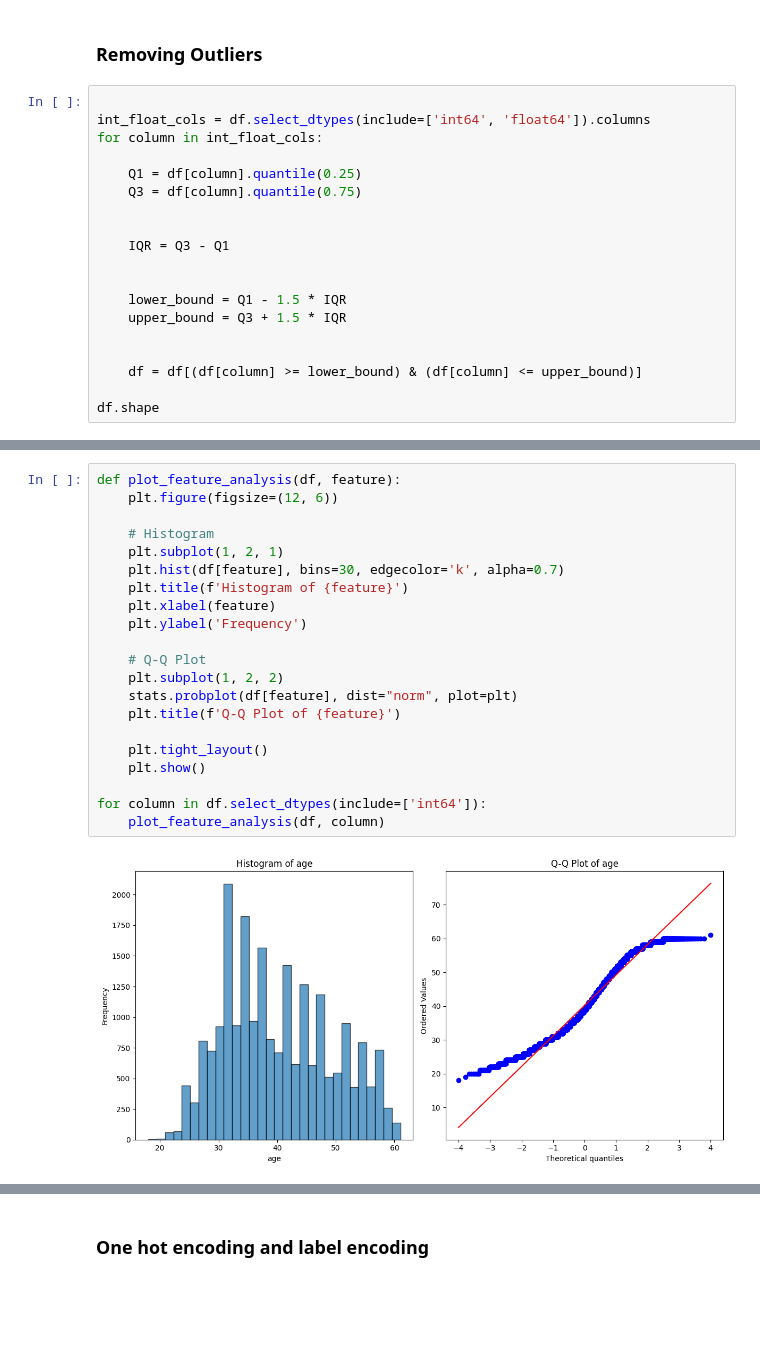
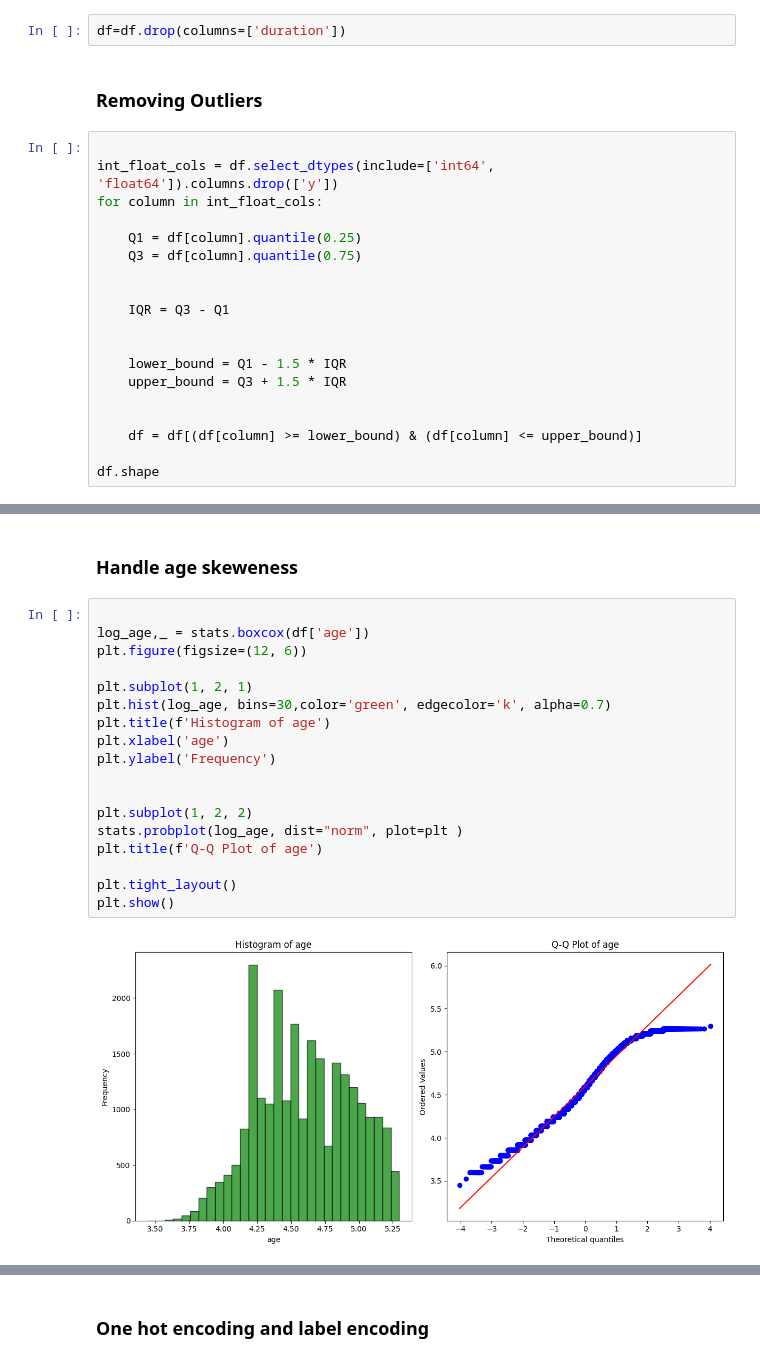
Before and after one commit to hasithaPerera2002/machine-learning-cw, a Jupyter notebook: Solution_Student_2022_P_1123.ipynb, the cells around one changed output, grey strips where cells are left out. Cells and saved outputs as stored; diff of their text form; blank space fills up the shorter version.

```diff
--- a/Solution_Student_2022_P_1123.ipynb
+++ b/Solution_Student_2022_P_1123.ipynb
@@ -164,8 +158,10 @@ memory usage: 6.6+ MB
+# %%
+df=df.drop(columns=['duration'])
 # %% [markdown]
 ### Removing Outliers
 # %%
 
-int_float_cols = df.select_dtypes(include=['int64', 'float64']).columns
+int_float_cols = df.select_dtypes(include=['int64', 'float64']).columns.drop(['y'])
 for column in int_float_cols:
 
     Q1 = df[column].quantile(0.25)
@@ -189,23 +216,22 @@ data points with Z-scores between -3 and 3 are considered within the normal rang
+# %% [markdown]
+### Handle age skeweness
 # %%
-def plot_feature_analysis(df, feature):
-    plt.figure(figsize=(12, 6))
 
-    # Histogram
-    plt.subplot(1, 2, 1)
-    plt.hist(df[feature], bins=30, edgecolor='k', alpha=0.7)
-    plt.title(f'Histogram of {feature}')
-    plt.xlabel(feature)
-    plt.ylabel('Frequency')
+log_age,_ = stats.boxcox(df['age'])
+plt.figure(figsize=(12, 6))
 
-    # Q-Q Plot
-    plt.subplot(1, 2, 2)
-    stats.probplot(df[feature], dist="norm", plot=plt)
-    plt.title(f'Q-Q Plot of {feature}')
+plt.subplot(1, 2, 1)
+plt.hist(log_age, bins=30,color='green', edgecolor='k', alpha=0.7)
+plt.title(f'Histogram of age')
+plt.xlabel('age')
+plt.ylabel('Frequency')
 
-    plt.tight_layout()
-    plt.show()
 
-for column in df.select_dtypes(include=['int64']):
-    plot_feature_analysis(df, column)
+plt.subplot(1, 2, 2)
+stats.probplot(log_age, dist="norm", plot=plt )
+plt.title(f'Q-Q Plot of age')
+
+plt.tight_layout()
+plt.show()
 # %% [output]
-[figure, old version]
+[figure, new version]
```
Also changed, not shown: parts of 53 cells of this notebook.
